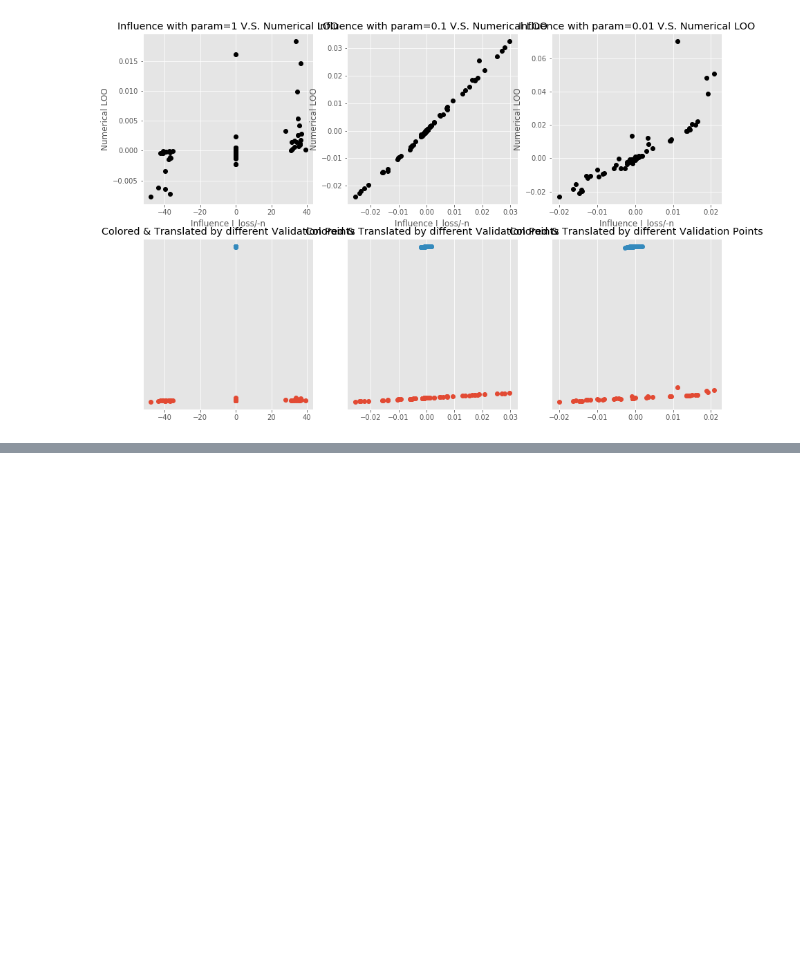
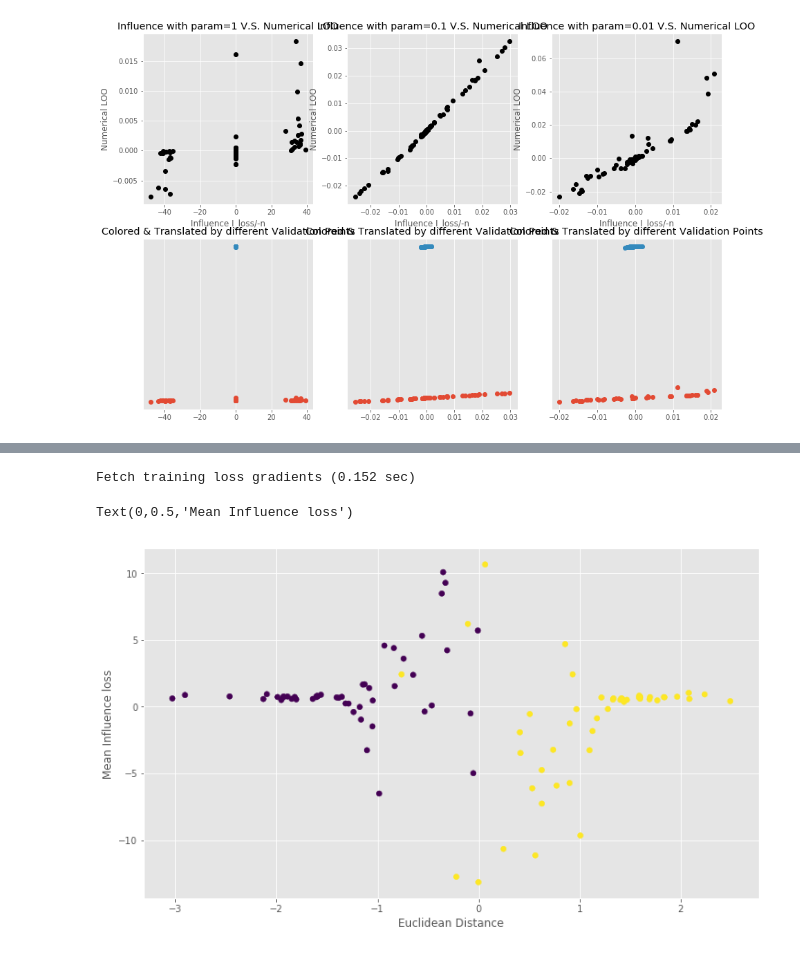
Before and after one commit to zedyang/46927-Project, a Jupyter notebook: experiments3.ipynb, the cells around one changed output, grey strips where cells are left out. Cells and saved outputs as stored; diff of their text form; code cells hidden in the pictures; blank space fills up the shorter version.

```diff
--- a/experiments3.ipynb
+++ b/experiments3.ipynb
@@ -437,0 +588,18 @@ fig, axes = param_cross_comparison(
+# %%
+I_loss_bf5 = model.influence_loss(
+    X_train, y_train,
+    method='brute-force',
+)
+mean_i_loss = sum(I_loss_bf5)/sum(sum(I_loss_bf5))
+# %% [output]
+Fetch training loss gradients (0.152 sec)
+# %%
+fig,axis = plt.subplots(figsize = (12,7))
+beta = model.get_eval(items=['params'])['beta']
+euclidean_dist = X_train.dot(beta)
+plt.scatter(euclidean_dist.flatten(), mean_i_loss, c=y_train[:,0])
+plt.xlabel('Euclidean Distance')
+plt.ylabel('Mean Influence loss')
+# %% [output]
+Text(0,0.5,'Mean Influence loss')
+[figure, added]
```
Also changed, not shown: parts of 11 cells of this notebook, 15 other files.
